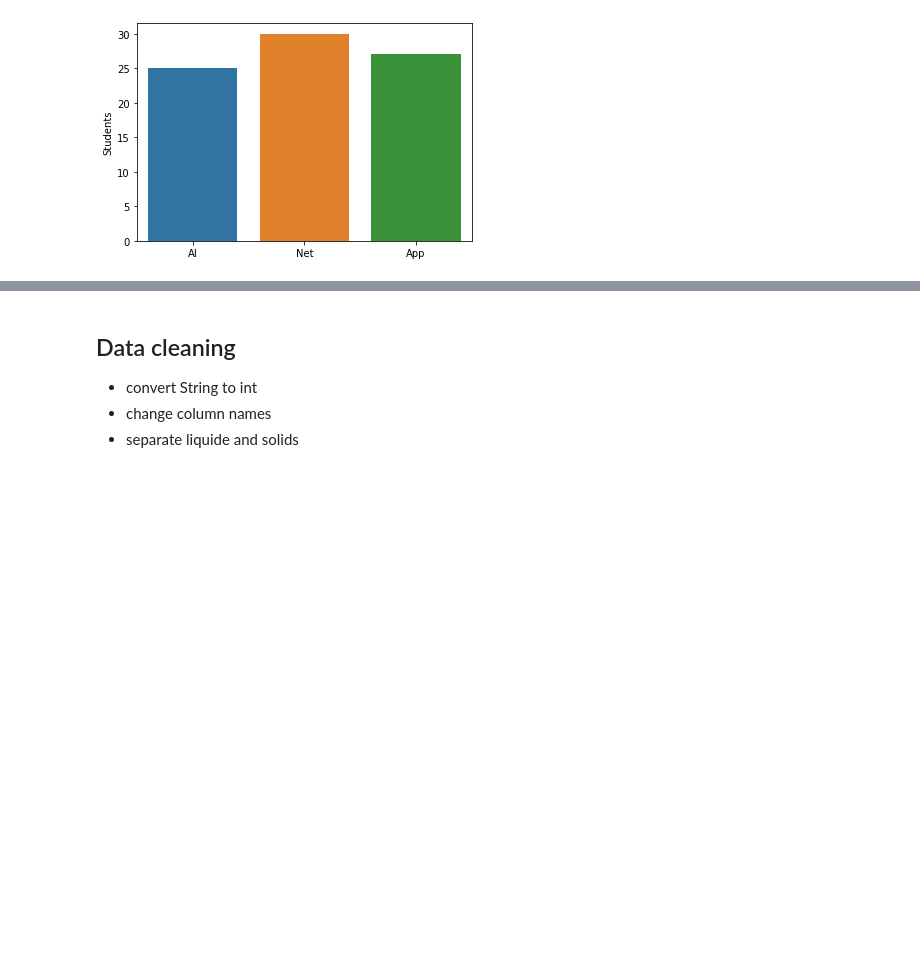
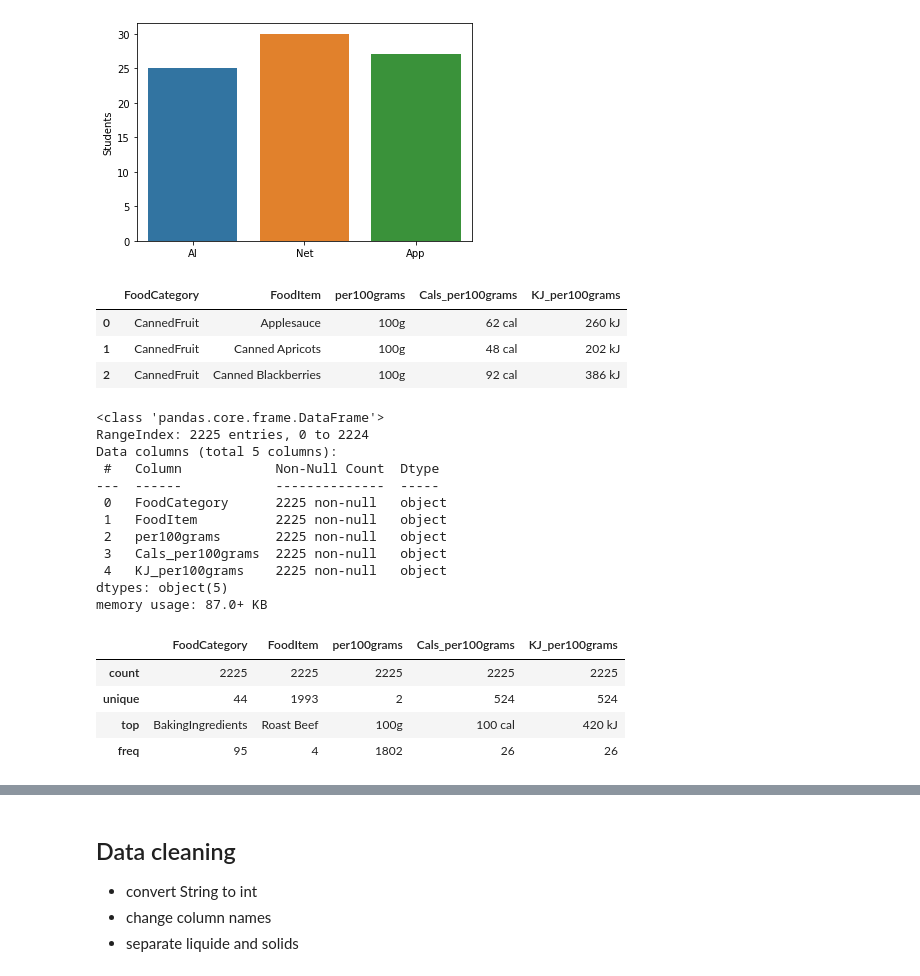
Before and after one commit to AmalDerbali/Databehandling_AmalDerbali, a Jupyter notebook: Code_alongs/L0_pandas.ipynb, the cells around one changed output, grey strips where cells are left out. Saved outputs shown, nothing was run; the diff lists cells and outputs as text; code cells hidden in the pictures; blank space fills up the shorter version.

```diff
--- a/Code_alongs/L0_pandas.ipynb
+++ b/Code_alongs/L0_pandas.ipynb
@@ -125,5 +125,10 @@ AttributeError: module 'matplotlib' has no attribute 'title'
 # %%
 import pandas as pd
 import seaborn as sns
-calories = pd.read_excel()
+calories = pd.read_excel("../Data/calories.xlsx")
 calories.head(3)
+# %% [output]
+|  | FoodCategory | FoodItem | per100grams | Cals_per100grams | KJ_per100grams |
+| 0 | CannedFruit | Applesauce | 100g | 62 cal | 260 kJ |
+| 1 | CannedFruit | Canned Apricots | 100g | 48 cal | 202 kJ |
+| 2 | CannedFruit | Canned Blackberries | 100g | 92 cal | 386 kJ |
@@ -131,0 +135,22 @@ calories.iloc[3:9]
+# %%
+calories.iloc[3:9]
+calories.info() #The columns and the number of object that are non-null (i.e. have values) and the type of objects
+calories.describe() #Gives statistics of the data
+# %% [output]
+<class 'pandas.core.frame.DataFrame'>
+RangeIndex: 2225 entries, 0 to 2224
+Data columns (total 5 columns):
+ #   Column            Non-Null Count  Dtype
+---  ------            --------------  -----
+ 0   FoodCategory      2225 non-null   object
+ 1   FoodItem          2225 non-null   object
+ 2   per100grams       2225 non-null   object
+ 3   Cals_per100grams  2225 non-null   object
+ 4   KJ_per100grams    2225 non-null   object
+dtypes: object(5)
+memory usage: 87.0+ KB
+|  | FoodCategory | FoodItem | per100grams | Cals_per100grams | KJ_per100grams |
+| count | 2225 | 2225 | 2225 | 2225 | 2225 |
+| unique | 44 | 1993 | 2 | 524 | 524 |
+| top | BakingIngredients | Roast Beef | 100g | 100 cal | 420 kJ |
+| freq | 95 | 4 | 1802 | 26 | 26 |
```
Also changed, not shown: parts of 10 cells of this notebook, 2 other files.
